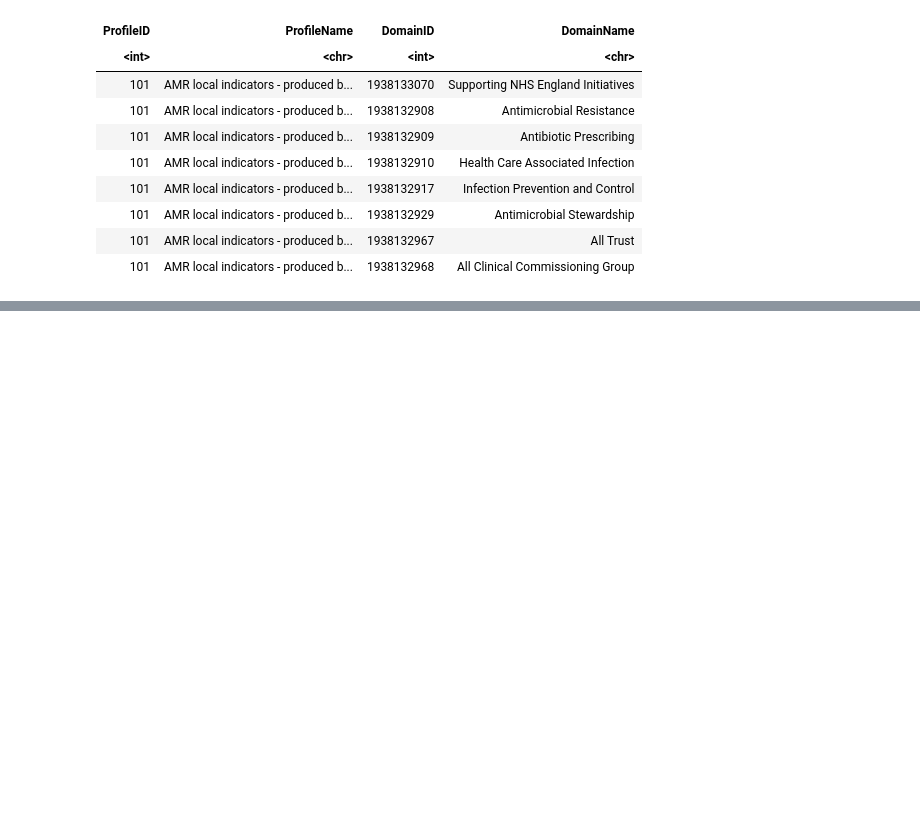
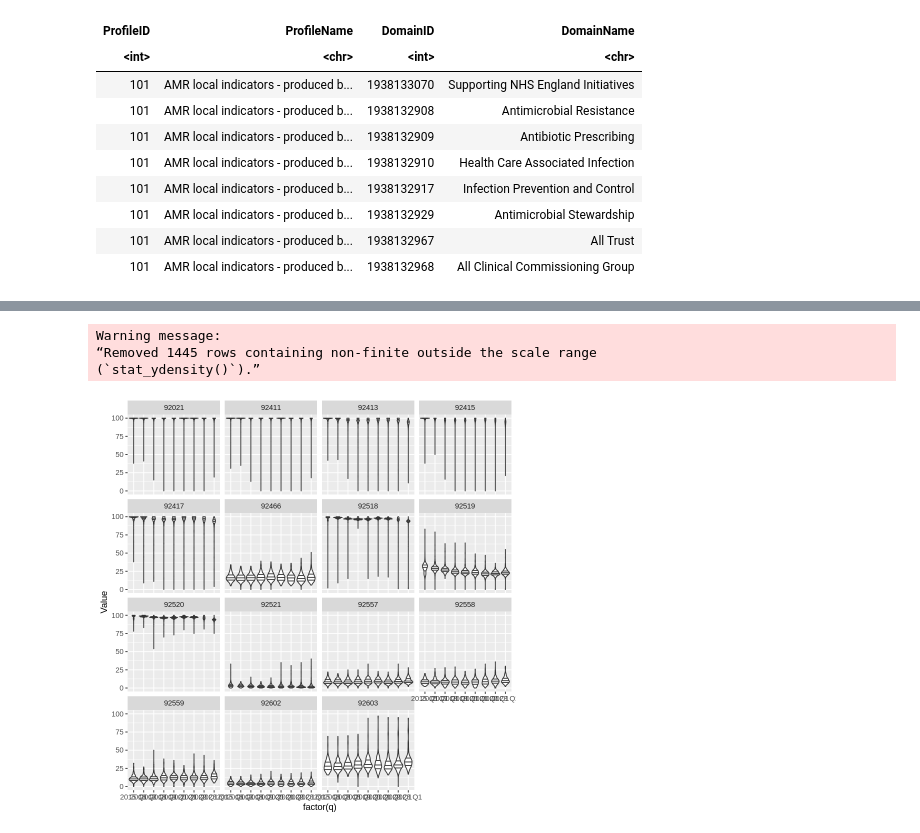
Before and after one commit to julianflowers/spha, a Jupyter notebook: Amr.ipynb, the cells around one changed output, grey strips where cells are left out. Drawn from its saved outputs; the diff is of its cells as text; code cells hidden in the pictures; blank space fills up the shorter version.

```diff
--- a/Amr.ipynb
+++ b/Amr.ipynb
@@ -86,0 +92,2 @@ A spec_tbl_df: 26 × 32
+# %%
+amr_data <- fingertips_data(IndicatorID = amr_ind_id, AreaTypeID = 66)
@@ -86,0 +97,14 @@ A spec_tbl_df: 26 × 32
+# %%
+amr_data |>
+  filter(str_detect(AreaType, "ICB")) |>
+  #count(IndicatorID, Age, Sex, TimeperiodSortable)
+  mutate(q = lubridate::make_date(year = as.numeric(str_sub(TimeperiodSortable, 1, 4))), month = as.numeric(str_sub(TimeperiodSortable, 5, 6)),
+         q = zoo::as.yearqtr(q)) |>
+  ggplot() +
+  geom_violin(aes(factor(q), Value), draw_quantiles = c(.25, .5, .75)) +
+  facet_wrap(~IndicatorID)
+# %% [output]
+Warning message:
+“Removed 1445 rows containing non-finite outside the scale range
+(`stat_ydensity()`).”
+[figure, added]
```
Also changed, not shown: parts of 5 cells of this notebook.
